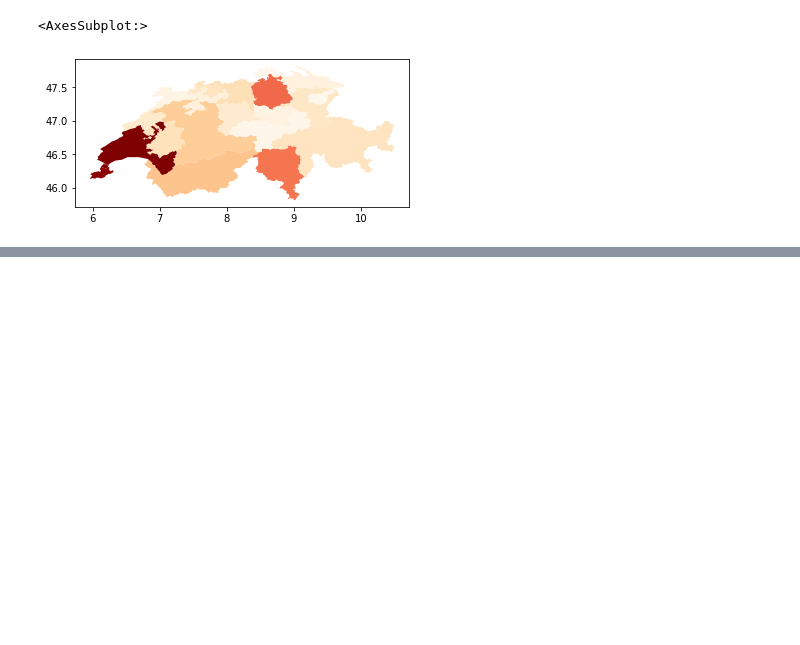
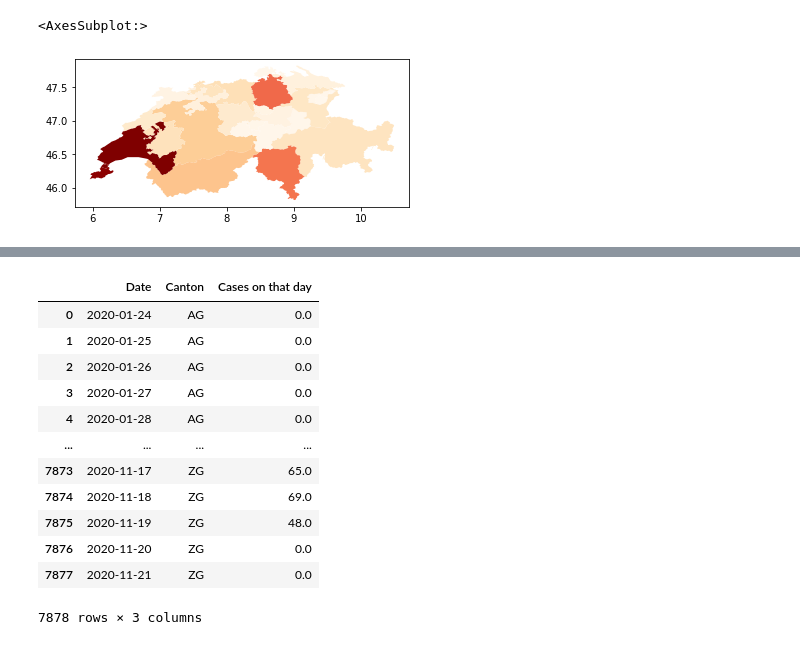
Before and after one commit to Ronnocsep/Covid19-Geospatial-Analysis, a Jupyter notebook: Switzerland Covid.ipynb, the cells around one changed output, grey strips where cells are left out. Saved outputs shown, nothing was run; the diff lists cells and outputs as text; code cells hidden in the pictures; blank space fills up the shorter version.

```diff
--- a/Switzerland Covid.ipynb
+++ b/Switzerland Covid.ipynb
@@ -270,0 +332,33 @@ get_plots_by_date_range("2020/01/24", todays_date)
+# %%
+#Use already made cumulative df to calculate cases per day
+
+for canton in covid_df_per_day["Canton"].unique():
+    current_canton = covid_df_clean[covid_df_clean["Canton"] == canton]
+    current_canton.reset_index(drop=True, inplace=True)
+
+    to_append = []
+    for i in range(0, len(current_canton)-1):
+        to_append.append(current_canton["Cumulative Cases"].iloc[i+1] - current_canton["Cumulative Cases"].iloc[i])
+
+    #Add placeholder 0 cases for the final day
+    to_append.append(0)
+
+
+
+    covid_df_per_day.loc[covid_df_per_day["Canton"] == canton, "Cases on that day"] = to_append
+# %%
+covid_df_per_day
+# %% [output]
+|  | Date | Canton | Cases on that day |
+| 0 | 2020-01-24 | AG | 0.0 |
+| 1 | 2020-01-25 | AG | 0.0 |
+| 2 | 2020-01-26 | AG | 0.0 |
+| 3 | 2020-01-27 | AG | 0.0 |
+| 4 | 2020-01-28 | AG | 0.0 |
+| ... | ... | ... | ... |
+| 7873 | 2020-11-17 | ZG | 65.0 |
+| 7874 | 2020-11-18 | ZG | 69.0 |
+| 7875 | 2020-11-19 | ZG | 48.0 |
+| 7876 | 2020-11-20 | ZG | 0.0 |
+| 7877 | 2020-11-21 | ZG | 0.0 |
+7878 rows × 3 columns
```
Also changed, not shown: parts of 14 cells of this notebook, 2 other files.
